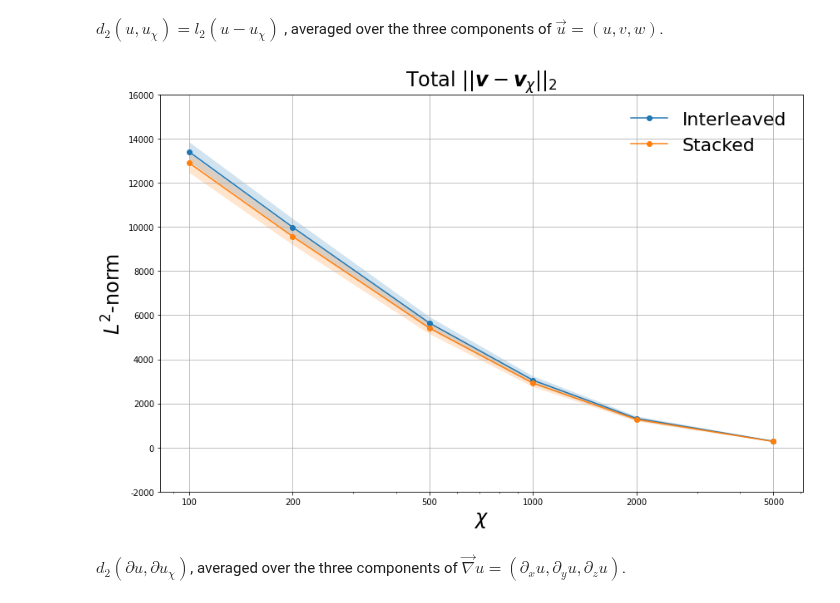
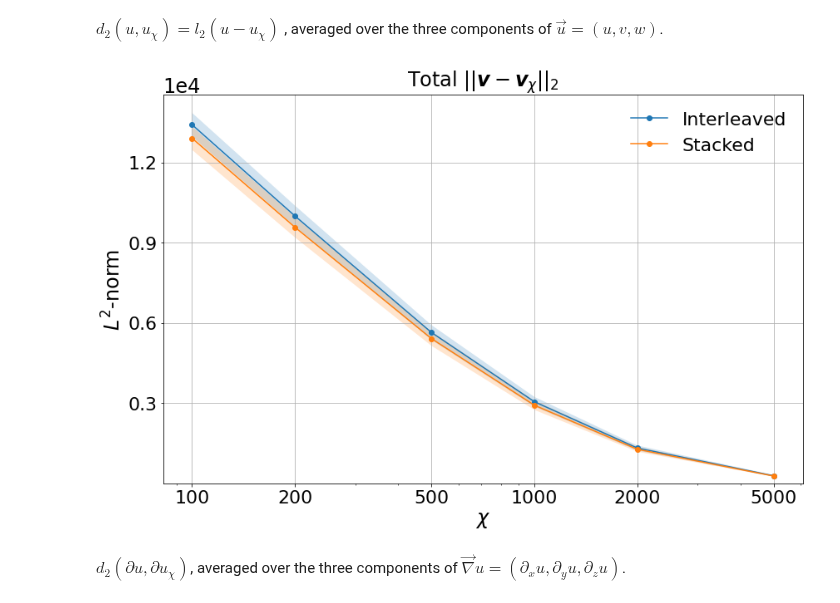
Before and after one commit to stefanopisoni/TN_Turbulence, a Jupyter notebook: Snapshots_compression/Snapshot_compression_plot.ipynb, the cells around one changed output. Saved outputs shown, nothing was run; the diff lists cells and outputs as text; code cells hidden in the pictures.

```diff
--- a/Snapshots_compression/Snapshot_compression_plot.ipynb
+++ b/Snapshots_compression/Snapshot_compression_plot.ipynb
@@ -476,6 +476,7 @@ $d_{2}(u,u_{\chi}) = l_{2}(u-u_{\chi})$ , averaged over the three components of
 import torch
 import numpy as np
 import matplotlib.pyplot as plt
+from matplotlib.ticker import MaxNLocator
 
 # Initialize a dictionary to store the variables
 variables_dict = {}
@@ -483,70 +484,67 @@ variables_dict = {}
 # Define snapshots, components, encodings, and BD_MAX values
 snapshots = [10286, 11712, 13147, 13198, 15107, 15181, 17710, 17787, 22402, 22490, 26429]
 components = ['u']
 encodings = ['seq', 'sta']
 bd_max_values = [100, 200, 500, 1000, 2000, 5000]
 
 # Load the data into the dictionary
 for snap in snapshots:
     for component in components:
         for encoding in encodings:
             for bd_max in bd_max_values:
                 var_name = f"l_2_{snap}_{component}_{encoding}_{bd_max}"
-                variables_dict[var_name] = torch.load(f'/Users/stefanopisoni/NoSync/10_qb_cluster_torch/statistic/{var_name}.tens')
+                variables_dict[var_name] = torch.load(
+                    f'/Users/stefanopisoni/NoSync/10_qb_cluster_torch/statistic/{var_name}.tens'
+                )
 
-# Initialize dictionaries to hold the statistics
-mean_dict = {encoding: [] for encoding in encodings}
-var_dict = {encoding: [] for encoding in encodings}
-
-# Compute mean and variance for each BD_MAX
+# Compute mean and variance for each BD_MAX & encoding
+mean_dict = {enc: [] for enc in encodings}
+var_dict  = {enc: [] for enc in encodings}
 for encoding in encodings:
     for bd_max in bd_max_values:
-        values = []
-        for snap in snapshots:
-            var_name = f"l_2_{snap}_u_{encoding}_{bd_max}"
-            if var_name in variables_dict:
-                values.append(variables_dict[var_name].item())  # Convert tensor to a scalar value
+        vals = [variables_dict[f"l_2_{snap}_u_{encoding}_{bd_max}"].item()
+                for snap in snapshots
+                if f"l_2_{snap}_u_{encoding}_{bd_max}" in variables_dict]
+        mean_dict[encoding].append(np.mean(vals))
+        var_dict[encoding].append(np.var(vals))
 
-        # Compute mean and variance
-        mean_value = np.mean(values)
-        variance_value = np.var(values)
+# Plot
+plt.figure(figsize=(12, 8))
+for encoding in encodings:
+    mean_vals = np.array(mean_dict[encoding])
+    std_dev   = np.sqrt(var_dict[encoding])
+    label     = 'Interleaved' if encoding=='seq' else 'Stacked'
 
-        mean_dict[encoding].append(mean_value)
-        var_dict[encoding].append(variance_value)
-
-# Plot the data with shaded variance area for each encoding
-plt.figure(figsize=(12, 8))
-
-for encoding in encodings:
-    mean_values = mean_dict[encoding]
-    var_values = var_dict[encoding]
-    std_dev = np.sqrt(var_values)  # Standard deviation for error bars
-
-    if encoding == 'sta':
-        label = 'Stacked'
-    elif encoding == 'seq':
-        label = 'Interleaved'
-
-    plt.plot(bd_max_values, mean_values, marker='o', linestyle='-', label=label)
-    plt.fill_between(bd_max_values, np.array(mean_values) - std_dev, np.array(mean_values) + std_dev, alpha=0.2)
+    plt.plot(bd_max_values, mean_vals, marker='o', linestyle='-', label=label)
+    plt.fill_between(bd_max_values,
+                     mean_vals - std_dev,
+                     mean_vals + std_dev,
+                     alpha=0.2)
 
 plt.xlabel(r'$\chi$', fontsize=24)
 plt.ylabel(r'$L^2$-norm', fontsize=24)
 plt.title(r'Total $|| \boldsymbol{v} - \boldsymbol{v}_{\chi} ||_2$', fontsize=24)
 plt.xscale('log')
-plt.legend(fontsize=22, frameon=False)
 plt.xticks(bd_max_values, bd_max_values)
 plt.grid(True)
 
-# Set y-ticks to the integer part of the mean values
-yticks = [int(value) for value in plt.yticks()[0]]
-plt.yticks(yticks, yticks)
+ax = plt.gca()
+ax.set_ylim(bottom=0)
+ax.yaxis.set_major_locator(MaxNLocator(nbins=5, prune='both'))
+
+# New: scientific notation + larger offset text
+ax.ticklabel_format(style='sci', axis='y', scilimits=(0,0))
+ax.yaxis.get_offset_text().set_fontsize(24)
+
+plt.tick_params(axis='both', which='major', labelsize=22)
+plt.tick_params(axis='both', which='minor', labelsize=12)
+plt.legend(fontsize=22, frameon=False)
 
 plt.tight_layout()
 plt.savefig("Plots/Norm_difference_vel.pdf", format="pdf")
 plt.show()
 # %% [output]
-[figure, old version]
+[figure, new version]
 # %% [markdown]
 $d_{2}(\partial{u}, \partial{u}_{\chi})$, averaged over the three components of $\vec{\nabla} u=(\partial_{x}u, \partial_{y}u, \partial_{z}u)$.
 # %%
```
Also changed, not shown: parts of 3 cells of this notebook, 4 other files.
